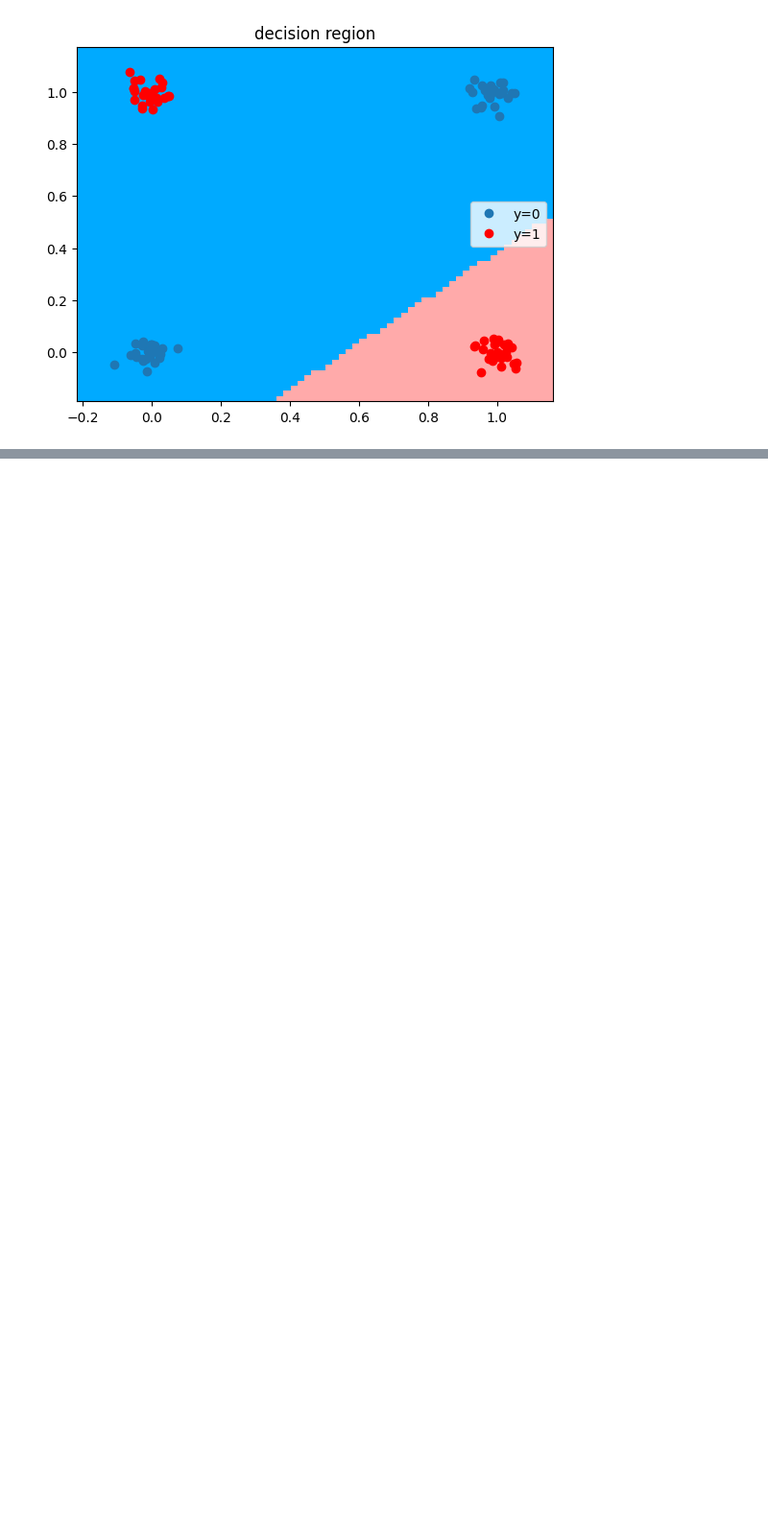
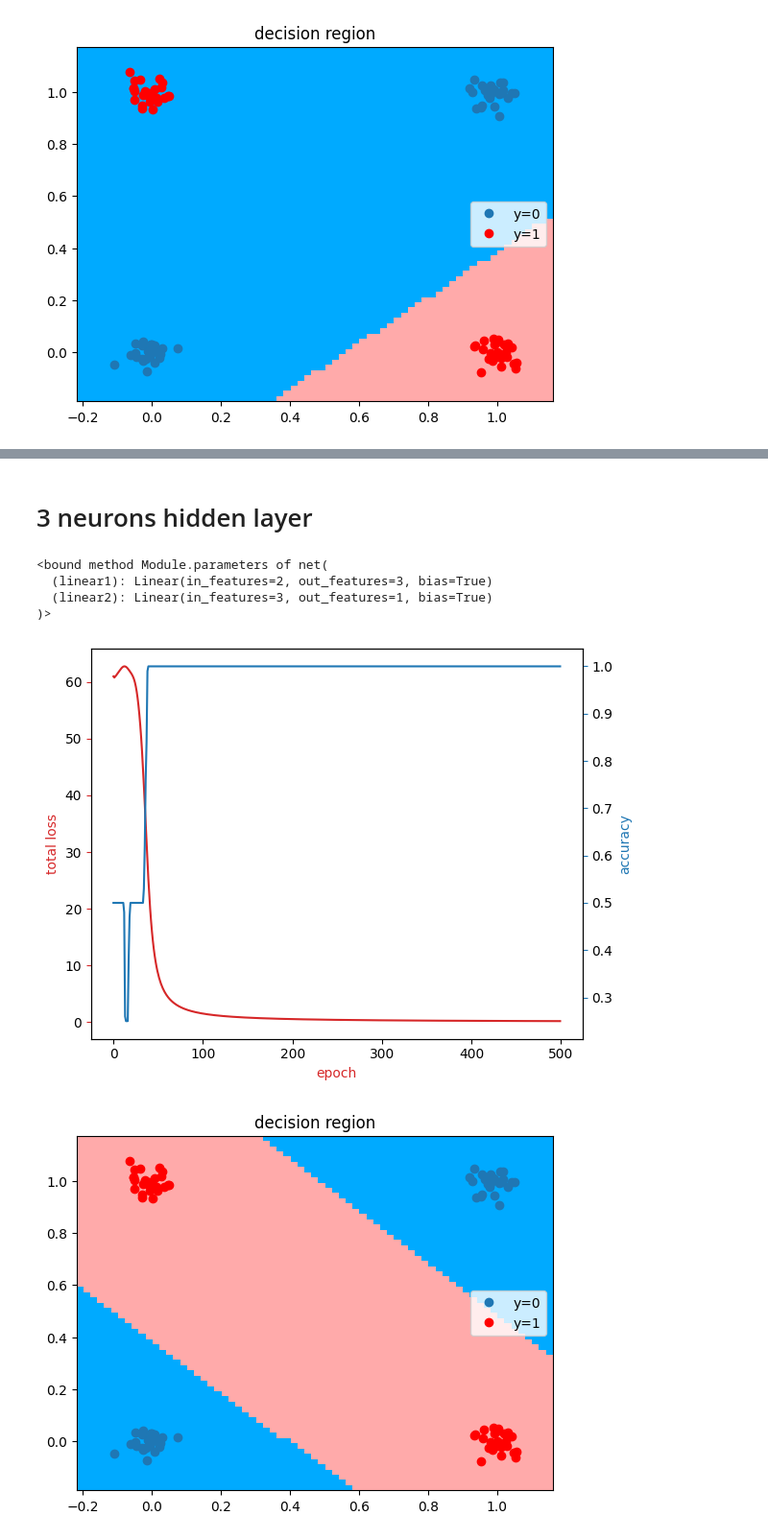
Before and after one commit to Immortal-Pi/IBMAIEngineer, a Jupyter notebook: classification/pytorch one hidden layer.ipynb, the cells around one changed output, grey strips where cells are left out. Shown at 96% size. Cells and saved outputs as stored; diff of their text form; code cells hidden in the pictures; blank space fills up the shorter version.

```diff
--- a/classification/pytorch one hidden layer.ipynb
+++ b/classification/pytorch one hidden layer.ipynb
@@ -169,0 +192,20 @@ plot_decision_regions_2class(model,dataset)
+# %% [markdown]
+# 3 neurons hidden layer
+# %%
+model=net(2,3,1)
+model.parameters
+# %% [output]
+<bound method Module.parameters of net(
+  (linear1): Linear(in_features=2, out_features=3, bias=True)
+  (linear2): Linear(in_features=3, out_features=1, bias=True)
+)>
+# %%
+learning_rate=0.1
+criterian=nn.BCELoss()
+optimizer=torch.optim.SGD(model.parameters(),lr=learning_rate)
+train_loader=DataLoader(dataset=dataset,batch_size=1)
+LOSS12=train(dataset,model,criterian,train_loader,optimizer,epochs=500)
+plot_decision_regions_2class(model,dataset)
+# %% [output]
+[figure, added]
+[figure, added]
```
Also changed, not shown: parts of 4 cells of this notebook, 10 other files.
